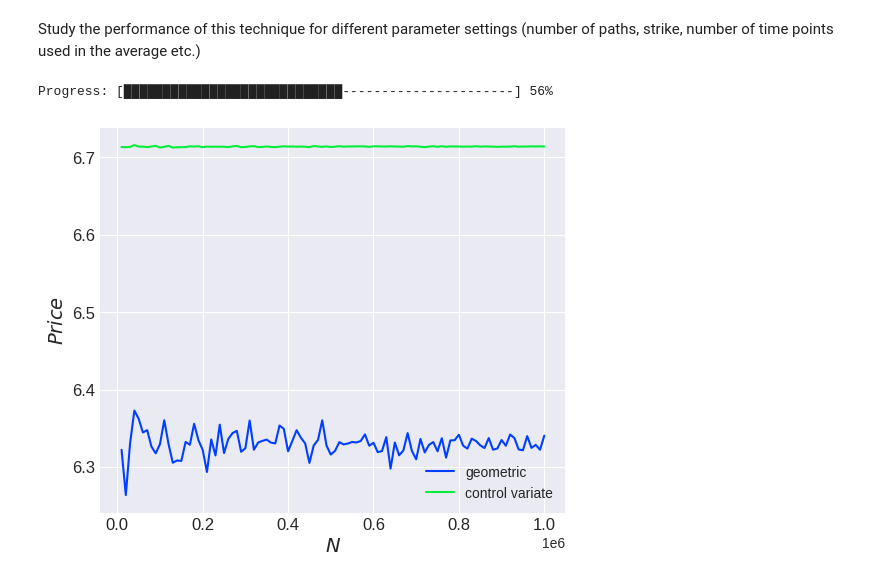
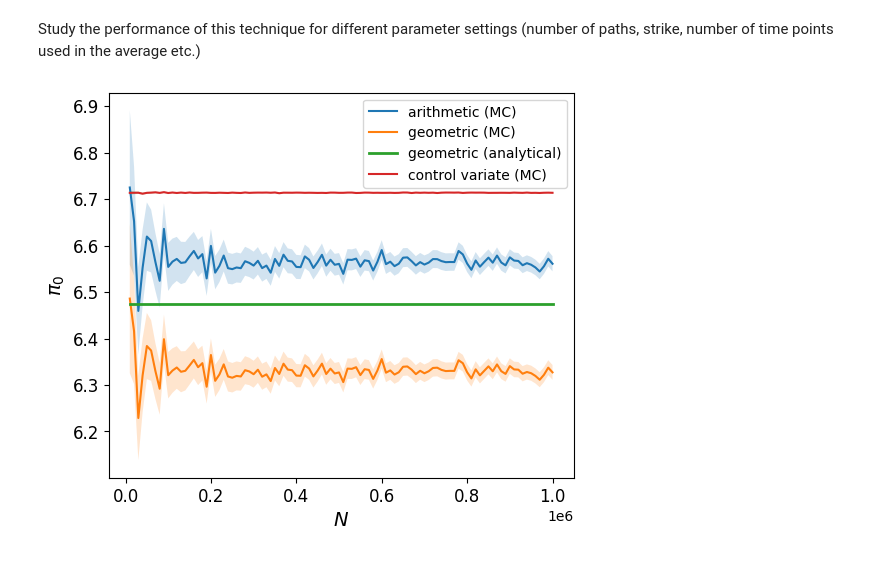
Before and after one commit to DKLEINLEUNK/MCOptionPricer, a Jupyter notebook: results.ipynb, the cells around one changed output. Drawn from its saved outputs; the diff is of its cells as text; code cells hidden in the pictures.

```diff
--- a/results.ipynb
+++ b/results.ipynb
@@ -367,16 +376,26 @@ Study the performance of this technique for different parameter settings (number
 # %%
-pis, pis_cv = [], []
+pis_ari, pis_geo, pis_geo_anal, pis_cv = [], [], [], []
+pis_ari_SEs, pis_geo_SEs, pis_cv_SEs = [], [], []
 
 Ns = np.linspace(10_000, 1_000_000, 100)
 Ns = np.array(Ns, dtype=int)
 
 for N in Ns:
+
     option = AsianOption(simulations=N, **model_params)
-    pi, pi_SE = option.price_option(method='geometric')
-    pi_cv = option.price_option(method='control_variate')
-    pis.append(pi)
+
+    pi_ari, pi_ari_SE = option.price_option(method='arithmetic')
+    pi_geo, pi_geo_SE = option.price_option(method='geometric')
+    pi_cv, pi_cv_SE = option.price_option(method='control_variate')
+    pi_geo_anal = option.price_option(method='analytical')
+
+    pis_ari.append(pi_ari)
+    pis_geo.append(pi_geo)
     pis_cv.append(pi_cv)
+    pis_geo_anal.append(pi_geo_anal)
+
+    pis_ari_SEs.append(pi_ari_SE)
+    pis_geo_SEs.append(pi_geo_SE)
+    pis_cv_SEs.append(pi_cv_SE)
-# %% [output]
-Progress: [████████████████████████████----------------------] 56%
 # %%
 import pandas as pd
@@ -385,14 +414,24 @@ df.to_csv('csv_q3_geometric_vs_control_variate.csv', index=False)
+# %%
+# import csv
+data = pd.read_csv('csv_q3_all_estimates.csv')
 # %%
 plt.figure(figsize=(6, 5))
-plt.plot(Ns, pis, linestyle='-', linewidth=1.5, label='geometric')
-plt.plot(Ns, pis_cv, linestyle='-', linewidth=1.5, label='control variate')
-# plt.fill_between(Ns, pis - 1.96*np.array(pis_SEs), pis + 1.96*np.array(pis_SEs), alpha=0.4)
+
+plt.plot(data['N'], data['EST_ari'], linestyle='-', linewidth=1.5, label='arithmetic (MC)')
+plt.plot(data['N'], data['EST_geo'], linestyle='-', linewidth=1.5, label='geometric (MC)')
+plt.plot(data['N'], data['EST_geo_anal'], linestyle='-', linewidth=2, label='geometric (analytical)')
+plt.plot(data['N'], data['EST_cv'], linestyle='-', linewidth=1.5, label='control variate (MC)')
+
+plt.fill_between(data['N'], data['EST_ari'] - 1.96*np.array(data['SE_ari']), data['EST_ari'] + 1.96*np.array(data['SE_ari']), alpha=0.2)
+plt.fill_between(data['N'], data['EST_geo'] - 1.96*np.array(data['SE_geo']), data['EST_geo'] + 1.96*np.array(data['SE_geo']), alpha=0.2)
+plt.fill_between(data['N'], data['EST_cv'] - 1.96*np.array(data['SE_cv']), data['EST_cv'] + 1.96*np.array(data['SE_cv']), alpha=0.2)
+
 plt.xlabel('$N$', fontsize=14)
-plt.ylabel('$Price$', fontsize=14)
+plt.ylabel('$\\pi_0$', fontsize=14)
 plt.xticks(fontsize=12)
 plt.yticks(fontsize=12)
 plt.legend()
 
 plt.show()
 # %% [output]
-[figure, old version]
+[figure, new version]
```
Also changed, not shown: parts of 2 cells of this notebook, 3 other files.
